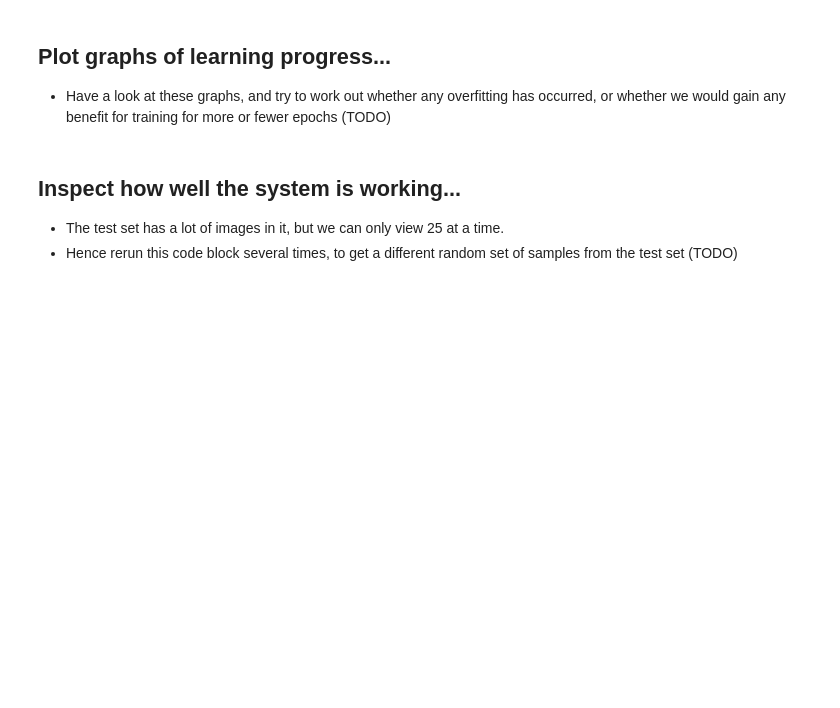
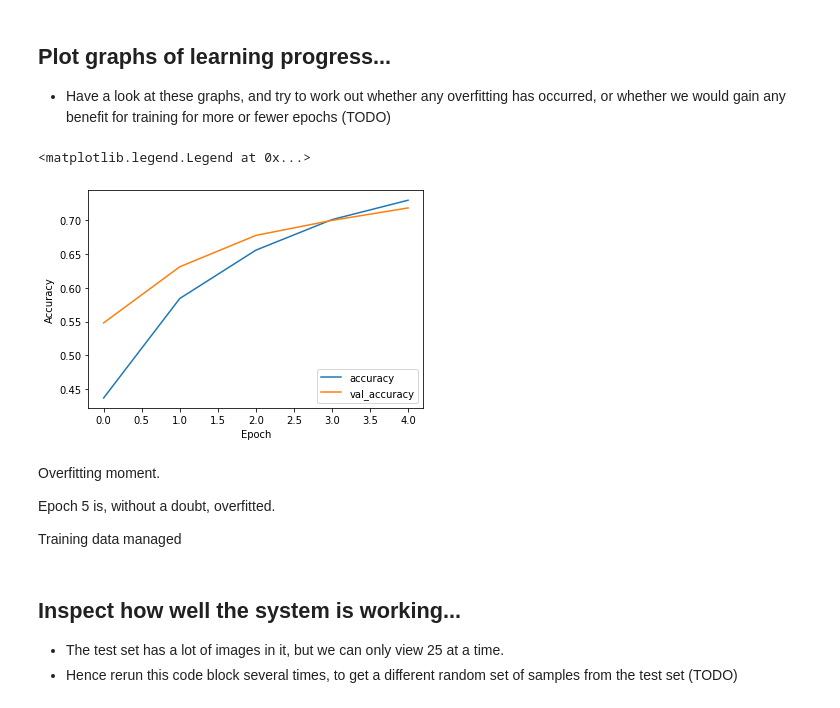
Before and after one commit to 11BelowStudio/ce811, a Jupyter notebook: lab9/cnn_experiment.ipynb, the cells around one changed output. Cells and saved outputs as stored; diff of their text form; code cells hidden in the pictures; blank space fills up the shorter version.

```diff
--- a/lab9/cnn_experiment.ipynb
+++ b/lab9/cnn_experiment.ipynb
@@ -126,0 +393,30 @@ history = keras_model.fit(train_images, train_labels,
+# %%
+# build FFNN with CNN architecture
+keras_model1 = keras.Sequential()
+keras_model1.add(
+    layers.Conv2D(filters=16, kernel_size=(3,3), strides=(1,1), activation="relu", padding="same")
+)
+keras_model1.add(
+    layers.Conv2D(filters=32, kernel_size=(3,3), strides=(1,1), activation="relu", padding="same")
+)
+keras_model1.add(
+    layers.MaxPool2D(pool_size=(2, 2), strides=(2, 2), padding="valid")
+)
+keras_model1.add(
+    layers.Dropout(rate=0.2)
+)
+keras_model1.add(
+    layers.Conv2D(filters=64, kernel_size=(3,3), strides=(1,1), activation="relu", padding="same")
+)
+keras_model1.add(
+    layers.Conv2D(filters=64, kernel_size=(3,3), strides=(1,1), activation="relu", padding="same")
+)
+keras_model1.add(
+    layers.MaxPool2D(pool_size=(2,2), strides=(2,2), padding="valid")
+)
+keras_model1.add(
+    layers.Dropout(rate=0.2)
+)
+keras_model1.add(layers.Flatten())
+keras_model1.add(layers.Dense(128, activation='relu'))
+keras_model1.add(layers.Dense(num_classification_categories, activation='softmax'))
@@ -126,0 +455,11 @@ history = keras_model.fit(train_images, train_labels,
+# %%
+optimizer1=keras.optimizers.Adam()
+
+keras_model1.compile(optimizer=optimizer1,
+              loss=keras.losses.SparseCategoricalCrossentropy(),
+              metrics=['accuracy'])
+
+history1 = keras_model1.fit(train_images1, train_labels1,
+                batch_size=128,
+                epochs=5,
+                validation_data=(test_images1, test_labels1))
@@ -129,12 +478,21 @@ history = keras_model.fit(train_images, train_labels,
 
 - Have a look at these graphs, and try to work out whether any overfitting has occurred, or whether we would gain any benefit for training for more or fewer epochs (TODO)
 # %%
-plt.plot(history.history['accuracy'], label='accuracy')
-plt.plot(history.history['val_accuracy'], label = 'val_accuracy')
+plt.plot(history1.history['accuracy'], label='accuracy')
+plt.plot(history1.history['val_accuracy'], label = 'val_accuracy')
 plt.xlabel('Epoch')
 plt.ylabel('Accuracy')
 #plt.ylim([0.5, 1])
 plt.legend(loc='lower right')
+# %% [output]
+<matplotlib.legend.Legend at 0x...>
+[figure, added]
+# %% [markdown]
+Overfitting moment.
+
+Epoch 5 is, without a doubt, overfitted.
+
+Training data managed
 # %% [markdown]
 ## Inspect how well the system is working...
 - The test set has a lot of images in it, but we can only view 25 at a time.
```
Also changed, not shown: parts of 31 cells of this notebook, 2 other files.
